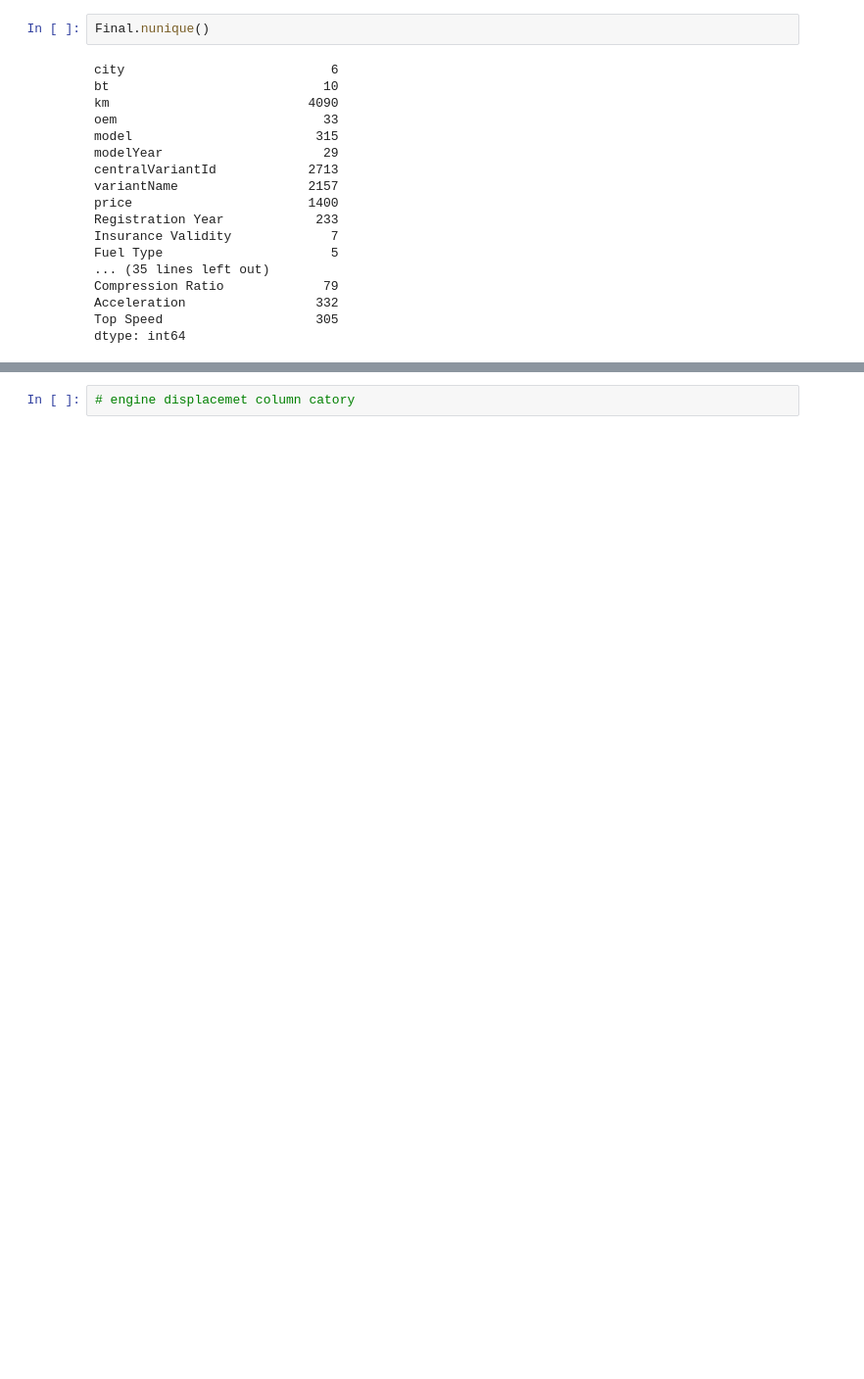
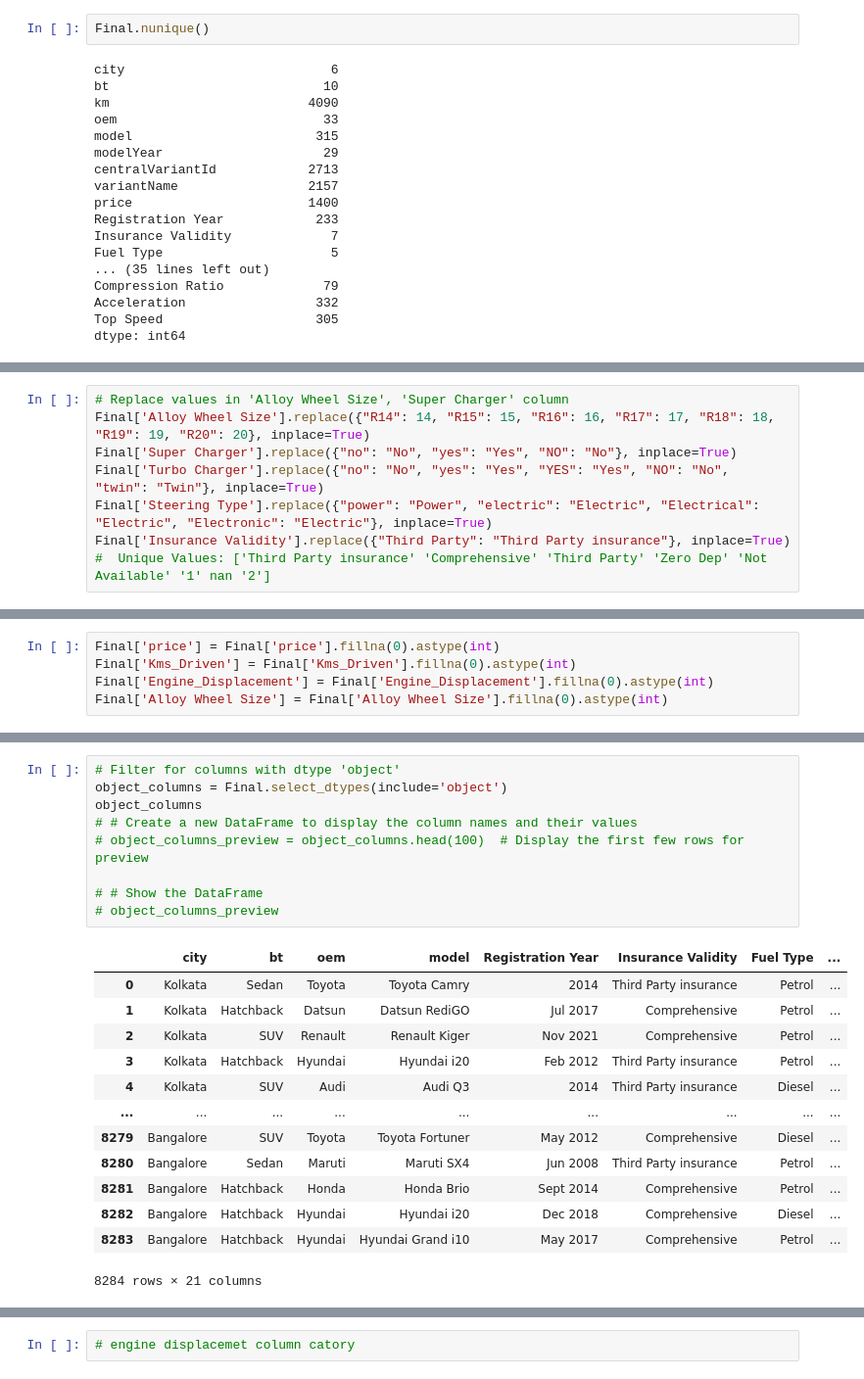
Before and after one commit to AravindhKumarA9/Car_dheko, a Jupyter notebook: car_dheko.ipynb, the cells around one changed output, grey strips where cells are left out. Shown at 98% size. Drawn from its saved outputs; the diff is of its cells as text; blank space fills up the shorter version.

```diff
--- a/car_dheko.ipynb
+++ b/car_dheko.ipynb
@@ -566,0 +493,8 @@ memory usage: 3.2+ MB
+# %%
+# Replace values in 'Alloy Wheel Size', 'Super Charger' column
+Final['Alloy Wheel Size'].replace({"R14": 14, "R15": 15, "R16": 16, "R17": 17, "R18": 18, "R19": 19, "R20": 20}, inplace=True)
+Final['Super Charger'].replace({"no": "No", "yes": "Yes", "NO": "No"}, inplace=True)
+Final['Turbo Charger'].replace({"no": "No", "yes": "Yes", "YES": "Yes", "NO": "No", "twin": "Twin"}, inplace=True)
+Final['Steering Type'].replace({"power": "Power", "electric": "Electric", "Electrical": "Electric", "Electronic": "Electric"}, inplace=True)
+Final['Insurance Validity'].replace({"Third Party": "Third Party insurance"}, inplace=True)
+#  Unique Values: ['Third Party insurance' 'Comprehensive' 'Third Party' 'Zero Dep' 'Not Available' '1' nan '2']
@@ -567,3 +519,8 @@ memory usage: 3.2+ MB
+# %%
+Final['price'] = Final['price'].fillna(0).astype(int)
+Final['Kms_Driven'] = Final['Kms_Driven'].fillna(0).astype(int)
+Final['Engine_Displacement'] = Final['Engine_Displacement'].fillna(0).astype(int)
+Final['Alloy Wheel Size'] = Final['Alloy Wheel Size'].fillna(0).astype(int)
 # %%
 # Checking the unique values count for each column in car_details, focusing on numeric columns
 # Selecting only numeric columns
@@ -609,0 +625,23 @@ dtype: int64
+# %%
+# Filter for columns with dtype 'object'
+object_columns = Final.select_dtypes(include='object')
+object_columns
+# # Create a new DataFrame to display the column names and their values
+# object_columns_preview = object_columns.head(100)  # Display the first few rows for preview
+
+# # Show the DataFrame
+# object_columns_preview
+# %% [output]
+|  | city | bt | oem | model | Registration Year | Insurance Validity | Fuel Type | ... |
+| 0 | Kolkata | Sedan | Toyota | Toyota Camry | 2014 | Third Party insurance | Petrol | ... |
+| 1 | Kolkata | Hatchback | Datsun | Datsun RediGO | Jul 2017 | Comprehensive | Petrol | ... |
+| 2 | Kolkata | SUV | Renault | Renault Kiger | Nov 2021 | Comprehensive | Petrol | ... |
+| 3 | Kolkata | Hatchback | Hyundai | Hyundai i20 | Feb 2012 | Third Party insurance | Petrol | ... |
+| 4 | Kolkata | SUV | Audi | Audi Q3 | 2014 | Third Party insurance | Diesel | ... |
+| ... | ... | ... | ... | ... | ... | ... | ... | ... |
+| 8279 | Bangalore | SUV | Toyota | Toyota Fortuner | May 2012 | Comprehensive | Diesel | ... |
+| 8280 | Bangalore | Sedan | Maruti | Maruti SX4 | Jun 2008 | Third Party insurance | Petrol | ... |
+| 8281 | Bangalore | Hatchback | Honda | Honda Brio | Sept 2014 | Comprehensive | Petrol | ... |
+| 8282 | Bangalore | Hatchback | Hyundai | Hyundai i20 | Dec 2018 | Comprehensive | Diesel | ... |
+| 8283 | Bangalore | Hatchback | Hyundai | Hyundai Grand i10 | May 2017 | Comprehensive | Petrol | ... |
+8284 rows × 21 columns
```
Also changed, not shown: parts of 30 cells of this notebook, 4 other files.
